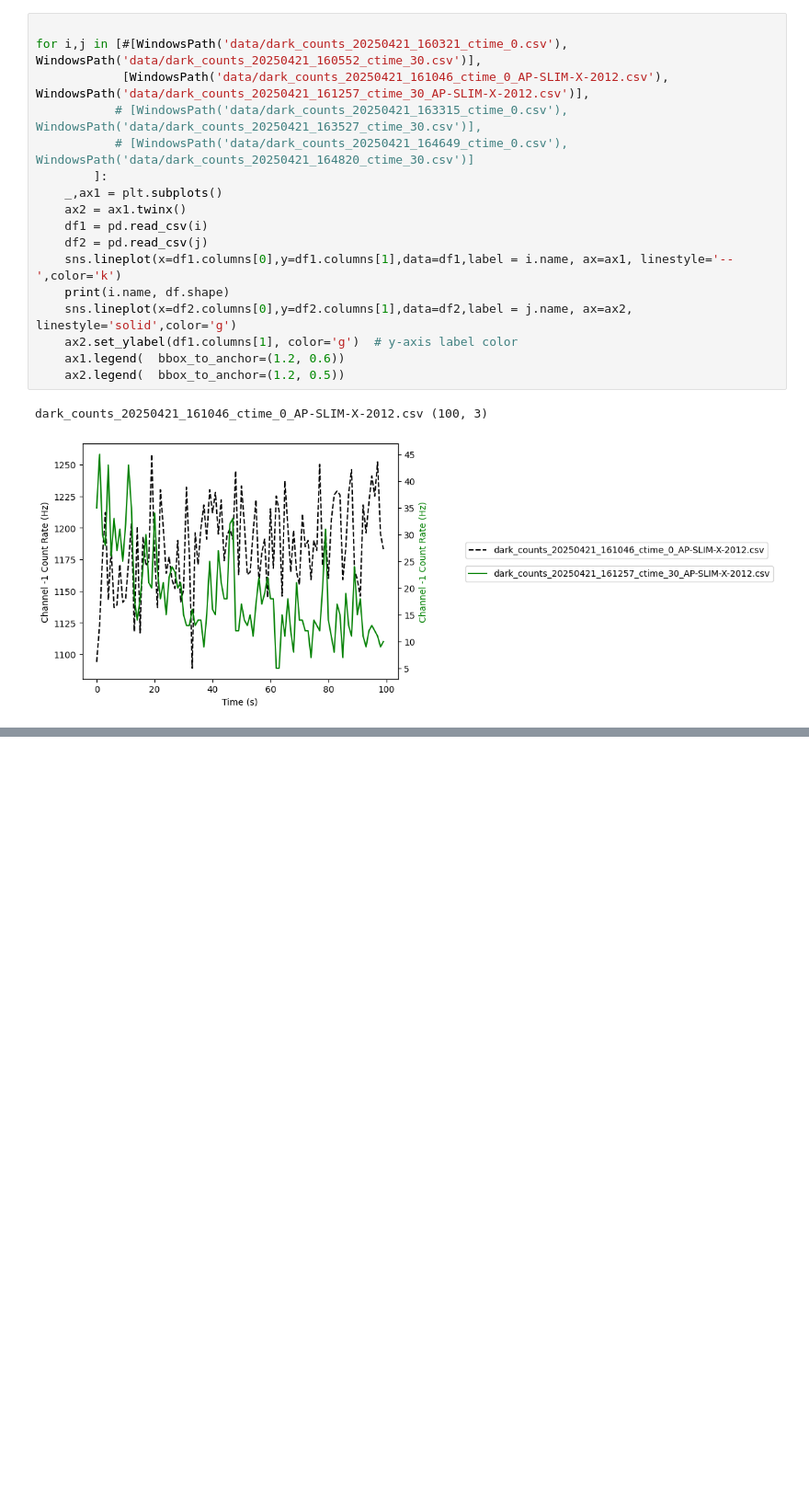
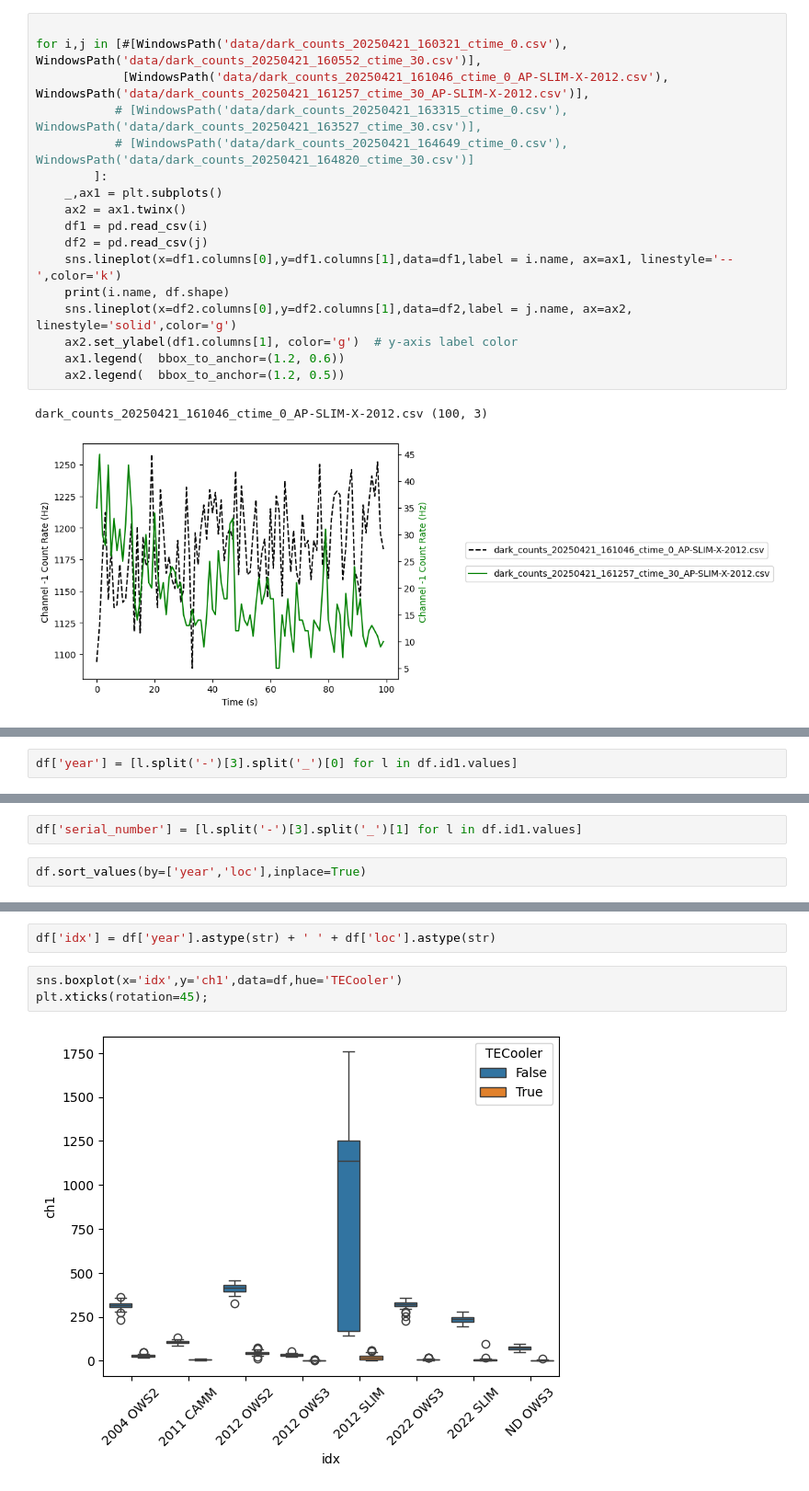
Before and after one commit to JenuC/timetagger-scripts, a Jupyter notebook: plot_time_trace.ipynb, the cells around one changed output, grey strips where cells are left out. Shown: that part at 92% size. Saved outputs shown, nothing was run; the diff lists cells and outputs as text; blank space fills up the shorter version.

Commit message:
graphs from two weeks ago

```diff
--- a/plot_time_trace.ipynb
+++ b/plot_time_trace.ipynb
@@ -601,0 +772,2 @@ dark_counts_20250421_161046_ctime_0_AP-SLIM-X-2012.csv (100, 3)
+# %%
+df['year'] = [l.split('-')[3].split('_')[0] for l in df.id1.values]
@@ -601,0 +782,4 @@ dark_counts_20250421_161046_ctime_0_AP-SLIM-X-2012.csv (100, 3)
+# %%
+df['serial_number'] = [l.split('-')[3].split('_')[1] for l in df.id1.values]
+# %%
+df.sort_values(by=['year','loc'],inplace=True)
@@ -601,0 +814,7 @@ dark_counts_20250421_161046_ctime_0_AP-SLIM-X-2012.csv (100, 3)
+# %%
+df['idx'] = df['year'].astype(str) + ' ' + df['loc'].astype(str)
+# %%
+sns.boxplot(x='idx',y='ch1',data=df,hue='TECooler')
+plt.xticks(rotation=45);
+# %% [output]
+[figure, added]
```
Also changed, not shown: parts of 31 cells of this notebook, 1 other file.
